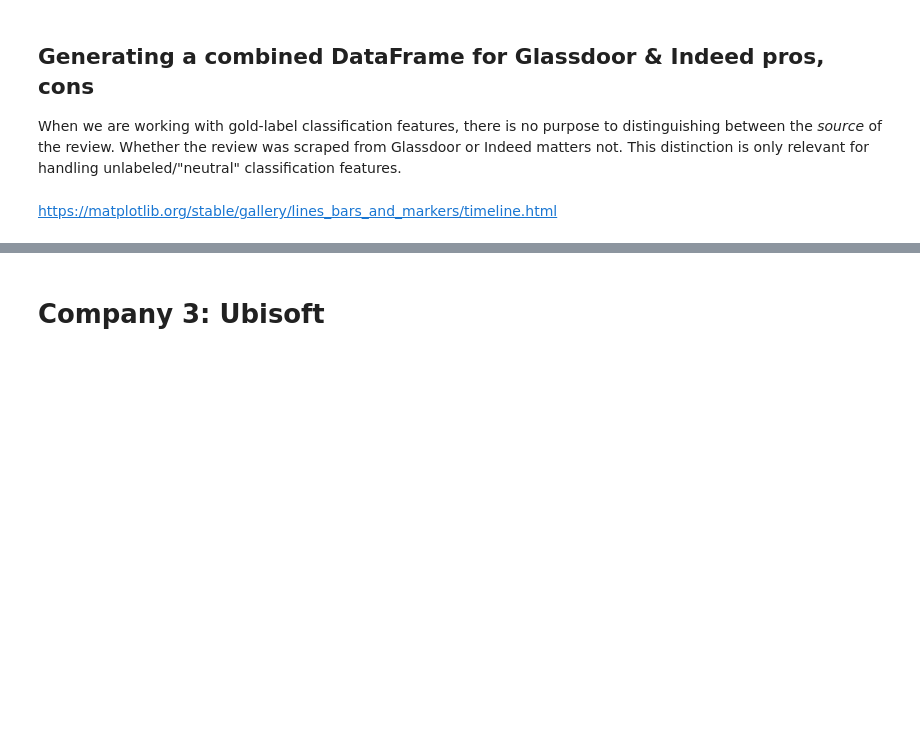
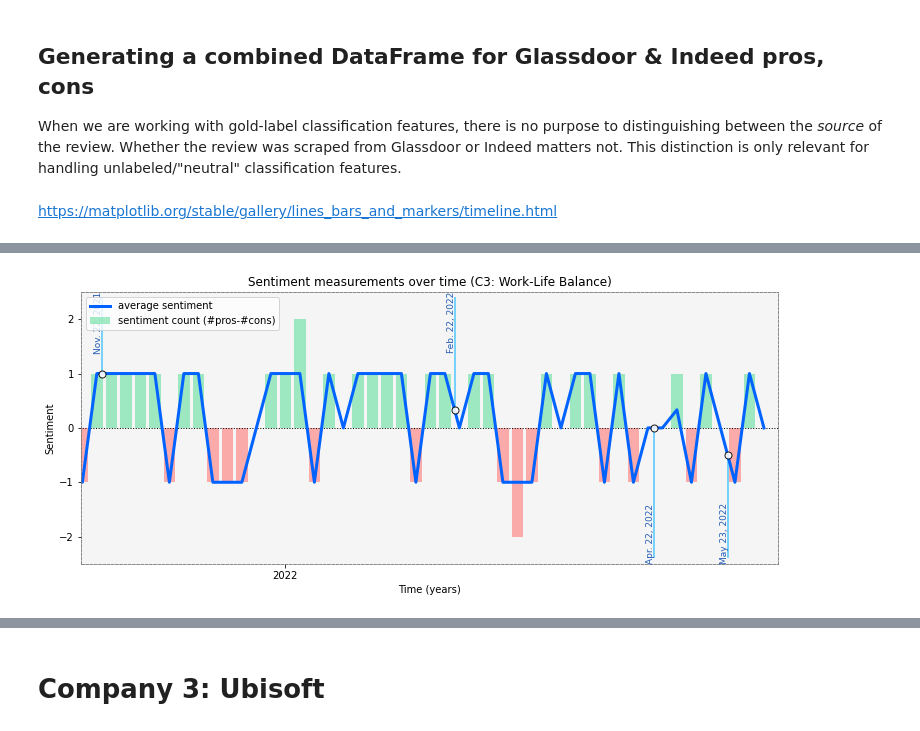
Before and after one commit to michellecchen/cs72_final, a Jupyter notebook: timelines.ipynb, the cells around one changed output, grey strips where cells are left out. Drawn from its saved outputs; the diff is of its cells as text; code cells hidden in the pictures; blank space fills up the shorter version.

```diff
--- a/timelines.ipynb
+++ b/timelines.ipynb
@@ -660,0 +761,4 @@ sony_event_labels = []
+# %%
+plot_histogram_trimmed(sony_counts_df_3, sony_event_timeline, sony_event_labels, "C3: Work-Life Balance")
+# %% [output]
+[figure, added]
```
Also changed, not shown: parts of 98 cells of this notebook, 46 other files.
